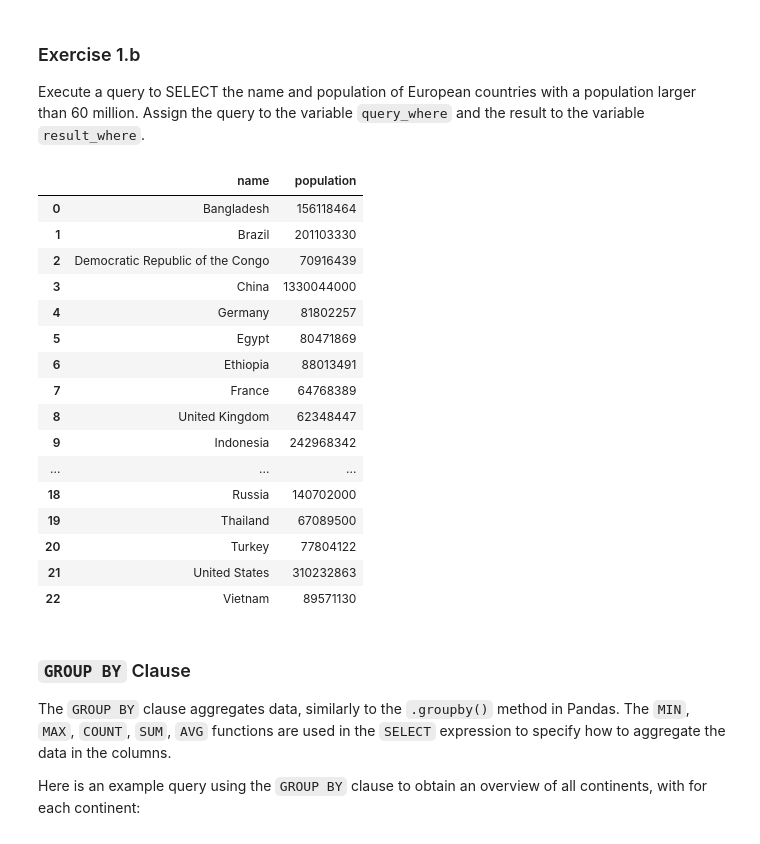
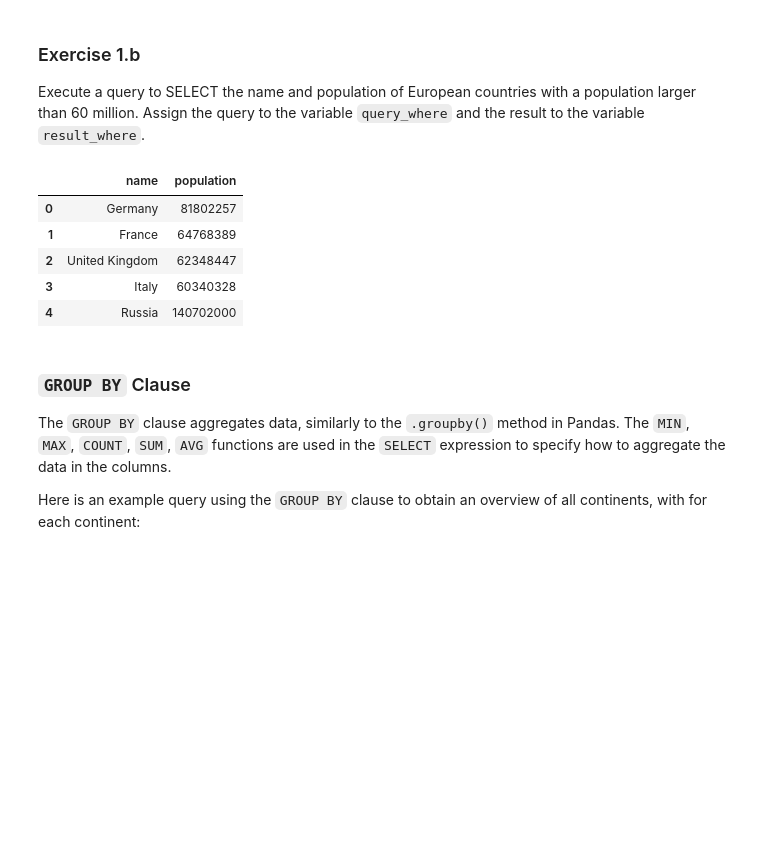
Before and after one commit to abdullah-at-tue/2IAB1, a Jupyter notebook: ORG/Exercises-ORG-2184796.ipynb, the cells around one changed output. Cells and saved outputs as stored; diff of their text form; code cells hidden in the pictures; blank space fills up the shorter version.

```diff
--- a/ORG/Exercises-ORG-2184796.ipynb
+++ b/ORG/Exercises-ORG-2184796.ipynb
@@ -430,36 +430,26 @@ Execute a query to SELECT the name and population of European countries with a p
 # %%
 #// BEGIN_TODO [ORG_1b] Define and execute a query (1 point)
 
 query_where = """
     SELECT countries.name, countries.population
     FROM countries, continents
     WHERE continents.code = countries.continent AND
+        continents.code = 'EU' AND
         countries.population > 60000000;
 """
 
 result_where = pd.read_sql_query(query_where, conn_countries)
 
 #// END_TODO [ORG_1b]
 
 result_where
 # %% [output]
 |  | name | population |
-| 0 | Bangladesh | 156118464 |
-| 1 | Brazil | 201103330 |
-| 2 | Democratic Republic of the Congo | 70916439 |
-| 3 | China | 1330044000 |
-| 4 | Germany | 81802257 |
-| 5 | Egypt | 80471869 |
-| 6 | Ethiopia | 88013491 |
-| 7 | France | 64768389 |
-| 8 | United Kingdom | 62348447 |
-| 9 | Indonesia | 242968342 |
-| ... | ... | ... |
-| 18 | Russia | 140702000 |
-| 19 | Thailand | 67089500 |
-| 20 | Turkey | 77804122 |
-| 21 | United States | 310232863 |
-| 22 | Vietnam | 89571130 |
+| 0 | Germany | 81802257 |
+| 1 | France | 64768389 |
+| 2 | United Kingdom | 62348447 |
+| 3 | Italy | 60340328 |
+| 4 | Russia | 140702000 |
 # %% [markdown]
 ### `GROUP BY` Clause
 
```
Also changed, not shown: parts of 8 cells of this notebook.
